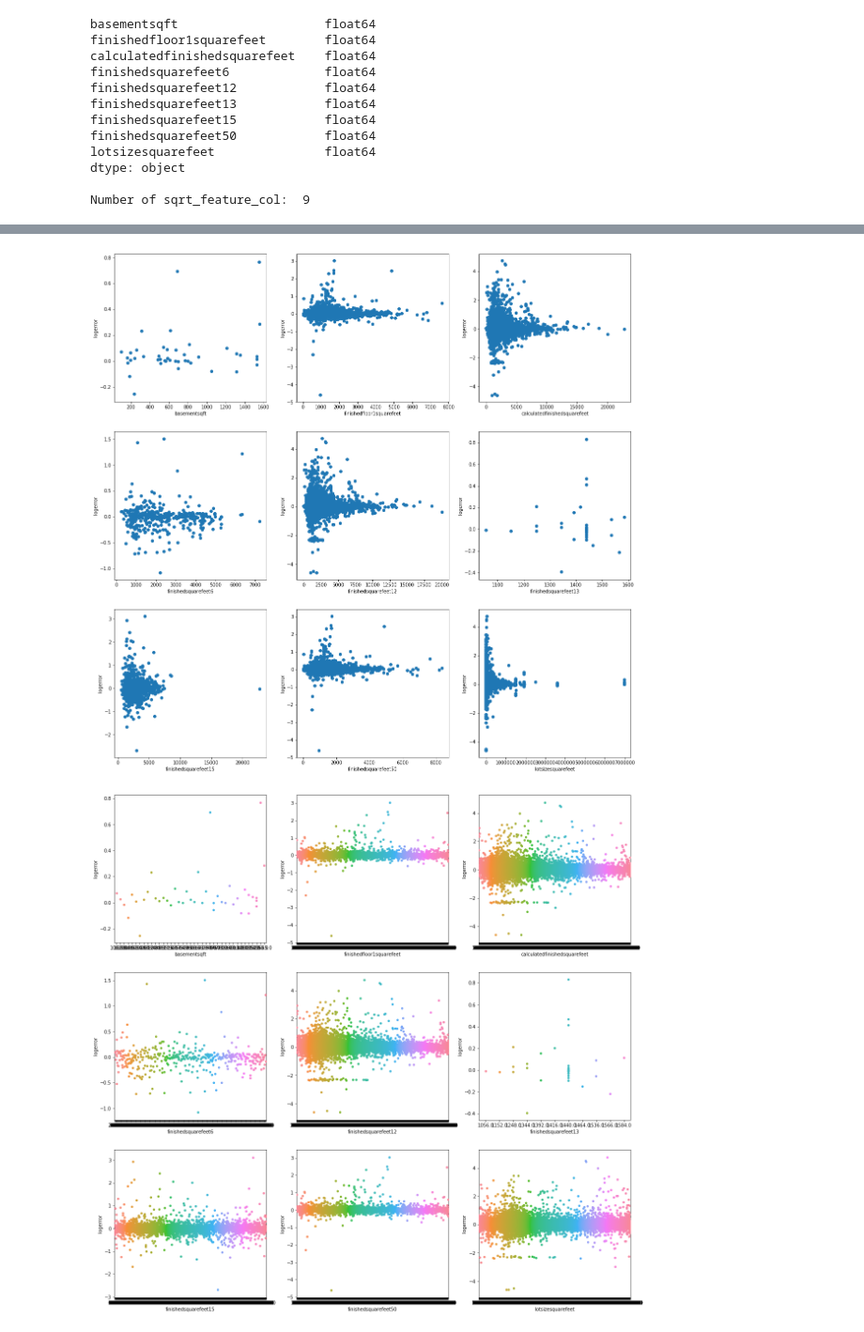
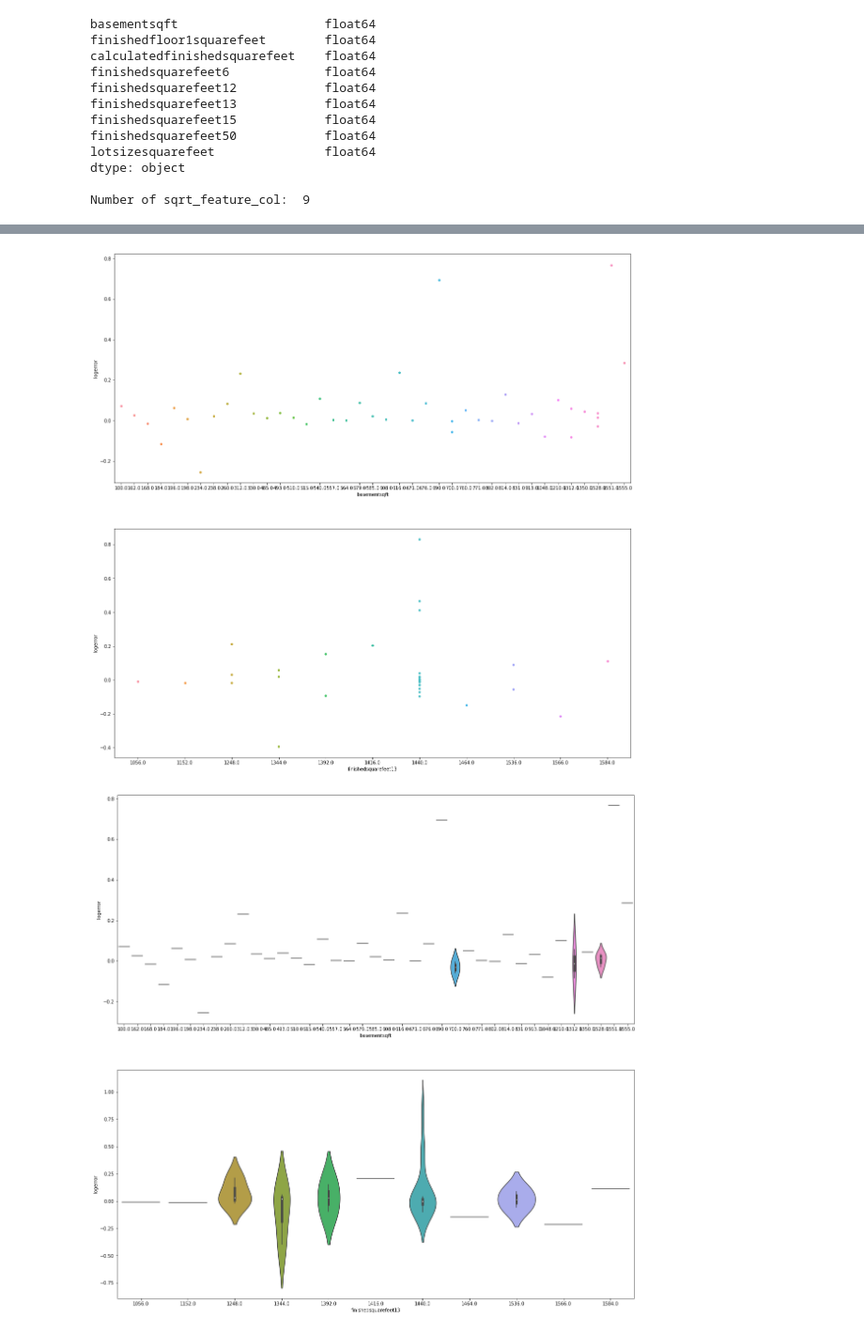
Before and after one commit to hskimim/data-analysis-tutorial, a Jupyter notebook: zillow_prize_estimation/SQRT_feature.ipynb, the cells around one changed output, grey strips where cells are left out. Shown at 94% size. Cells and saved outputs as stored; diff of their text form; code cells hidden in the pictures.

```diff
--- a/zillow_prize_estimation/SQRT_feature.ipynb
+++ b/zillow_prize_estimation/SQRT_feature.ipynb
@@ -12,5 +13,5 @@ train_16 = pd.read_csv('train_2016_v2.csv',parse_dates=['transactiondate'],dtype
 # %%
-prop_16 = pd.read_csv('properties_2016.csv',dtype={"parcelid": int})
+prop_16 = pd.read_csv('properties_2016.csv',dtype={'fireplaceflag':object, 'taxdelinquencyflag':object, 'fireplaceflag':object, 'propertyzoningdesc':object, 'propertycountylandusecode':object, 'hashottuborspa':object})
 # %%
 train_df1 = pd.merge(train_16,prop_16,on='parcelid', how ='left')
 # %%
@@ -92,8 +99,8 @@ Number of sqrt_feature_col:  9
 # %%
 plt.figure(figsize=(20,20))
 for idx,col in enumerate(sqrt_feature_col):
-    plt.subplot(3,3,idx+1)
-    sns.regplot(train_df[col],train_df.logerror)
+    plt.subplot(4,3,idx+1)
+    plt.scatter(train_df[col],train_df.logerror)
     plt.xlabel(col)
     plt.ylabel('logerror')
 plt.show()
@@ -101,0 +111,7 @@ plt.show()
+# %%
+discrete_sqrt_col = []
+for idx,col in enumerate(sqrt_feature_col):
+    if len(train_df[col].value_counts())<40:
+        print(train_df[col].value_counts())
+        discrete_sqrt_col.append(col)
+len(discrete_sqrt_col)
@@ -102,20 +140,20 @@ plt.show()
 # %%
 plt.figure(figsize=(20,20))
-for idx,col in enumerate(sqrt_feature_col):
-    plt.subplot(3,3,idx+1)
-    plt.scatter(train_df[col],train_df.logerror)
+for idx,col in enumerate(discrete_sqrt_col):
+    plt.subplot(2,1,idx+1)
+    sns.stripplot(train_df[col],train_df.logerror)
     plt.xlabel(col)
     plt.ylabel('logerror')
 plt.show()
 # %% [output]
-[figure, old version]
+[figure, new version]
 # %%
 plt.figure(figsize=(20,20))
-for idx,col in enumerate(sqrt_feature_col):
-    plt.subplot(3,3,idx+1)
-    sns.stripplot(train_df[col],train_df.logerror)
+for idx,col in enumerate(discrete_sqrt_col):
+    plt.subplot(2,1,idx+1)
+    sns.violinplot(train_df[col],train_df.logerror)
     plt.xlabel(col)
     plt.ylabel('logerror')
 plt.show()
 # %% [output]
-[figure, old version]
+[figure, new version]
```
Also changed, not shown: parts of 20 cells of this notebook, 4 other files.
